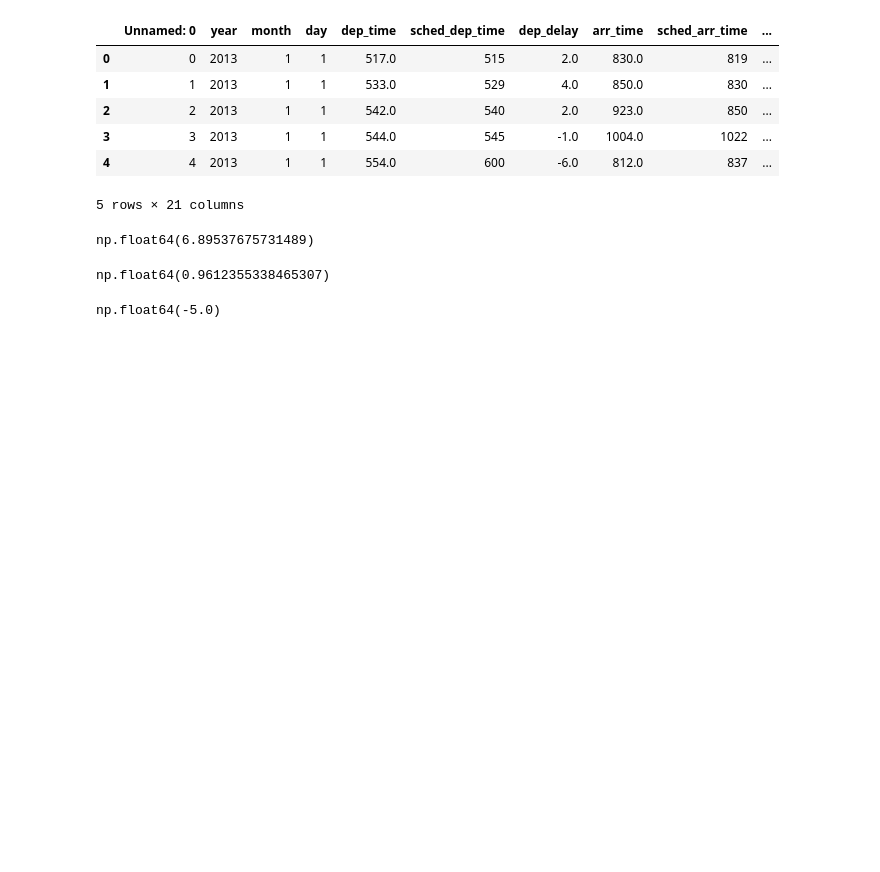
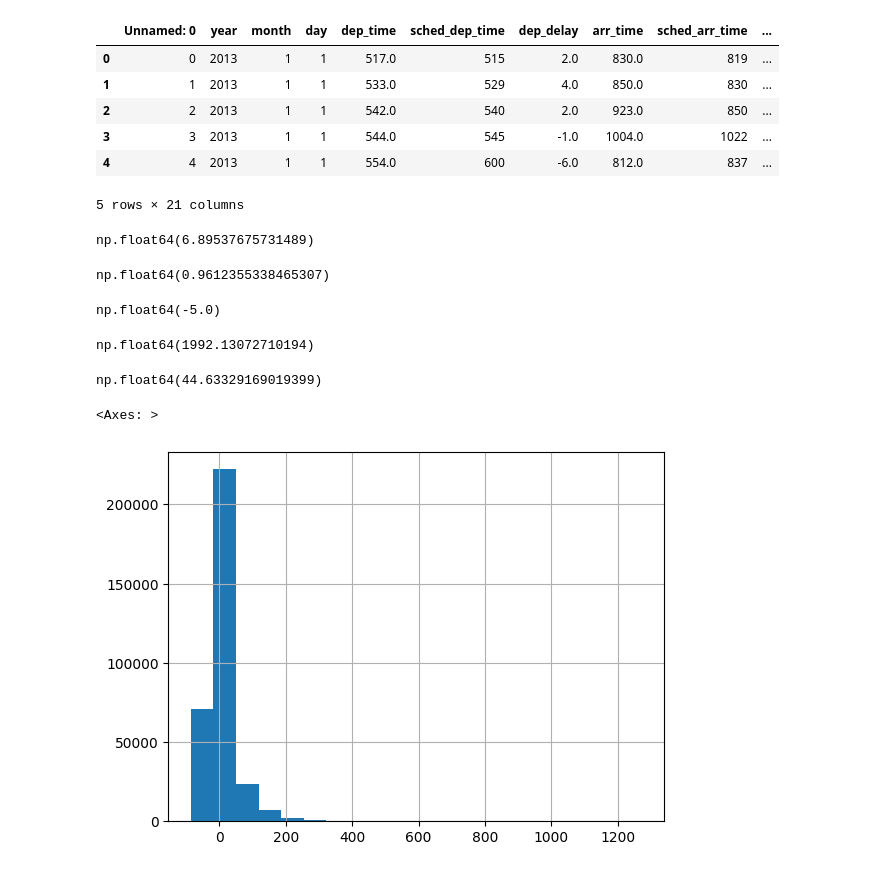
Before and after one commit to najibifar/Data_Analysis, a Jupyter notebook: StatsBasic/Flights.ipynb, the cells around one changed output. Saved outputs shown, nothing was run; the diff lists cells and outputs as text; code cells hidden in the pictures; blank space fills up the shorter version.

```diff
--- a/StatsBasic/Flights.ipynb
+++ b/StatsBasic/Flights.ipynb
@@ -24,3 +24,16 @@ np.float64(0.9612355338465307)
 data['arr_delay'].median()
 # %% [output]
 np.float64(-5.0)
+# %%
+data['arr_delay'].var()
+# %% [output]
+np.float64(1992.13072710194)
+# %%
+data['arr_delay'].std()
+# %% [output]
+np.float64(44.63329169019399)
+# %%
+data['arr_delay'].hist(bins=20)
+# %% [output]
+<Axes: >
+[figure, added]
```
Also changed, not shown: parts of 9 cells of this notebook.
